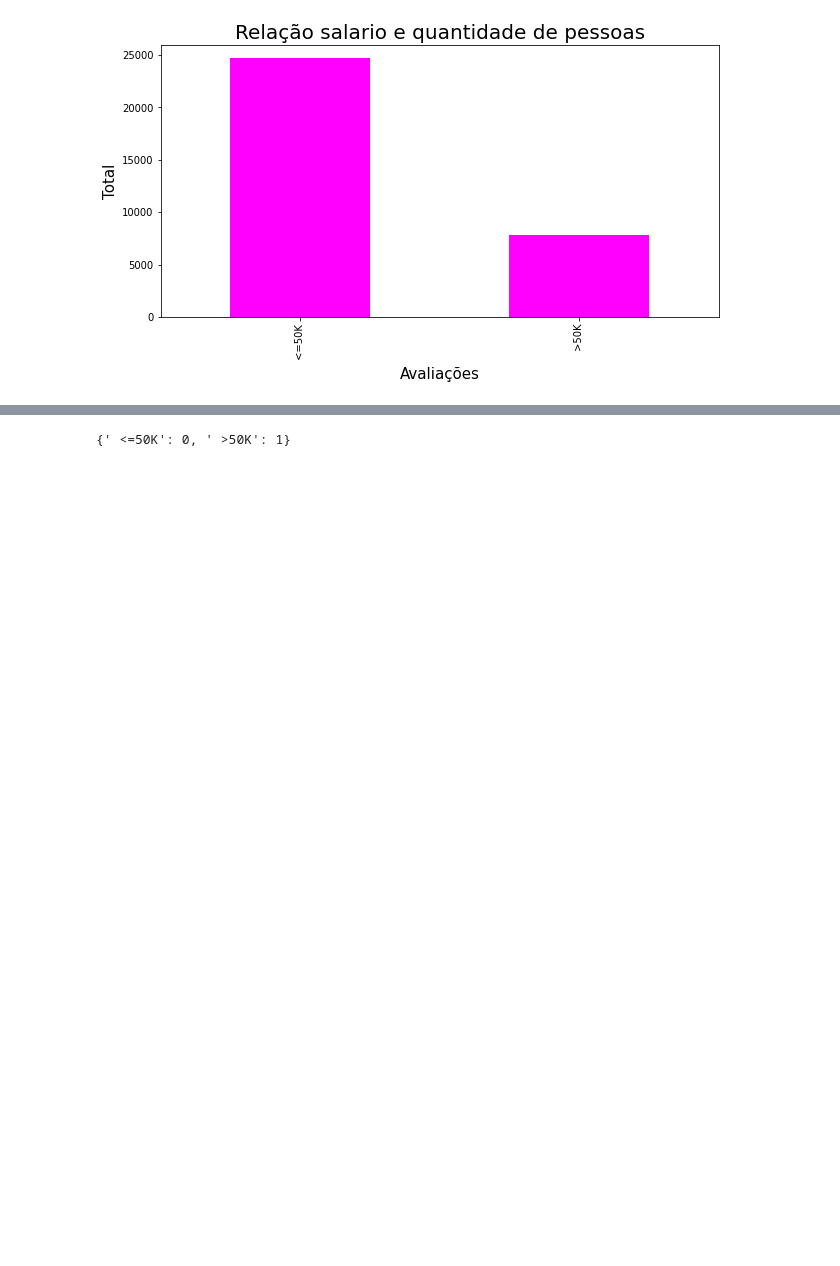
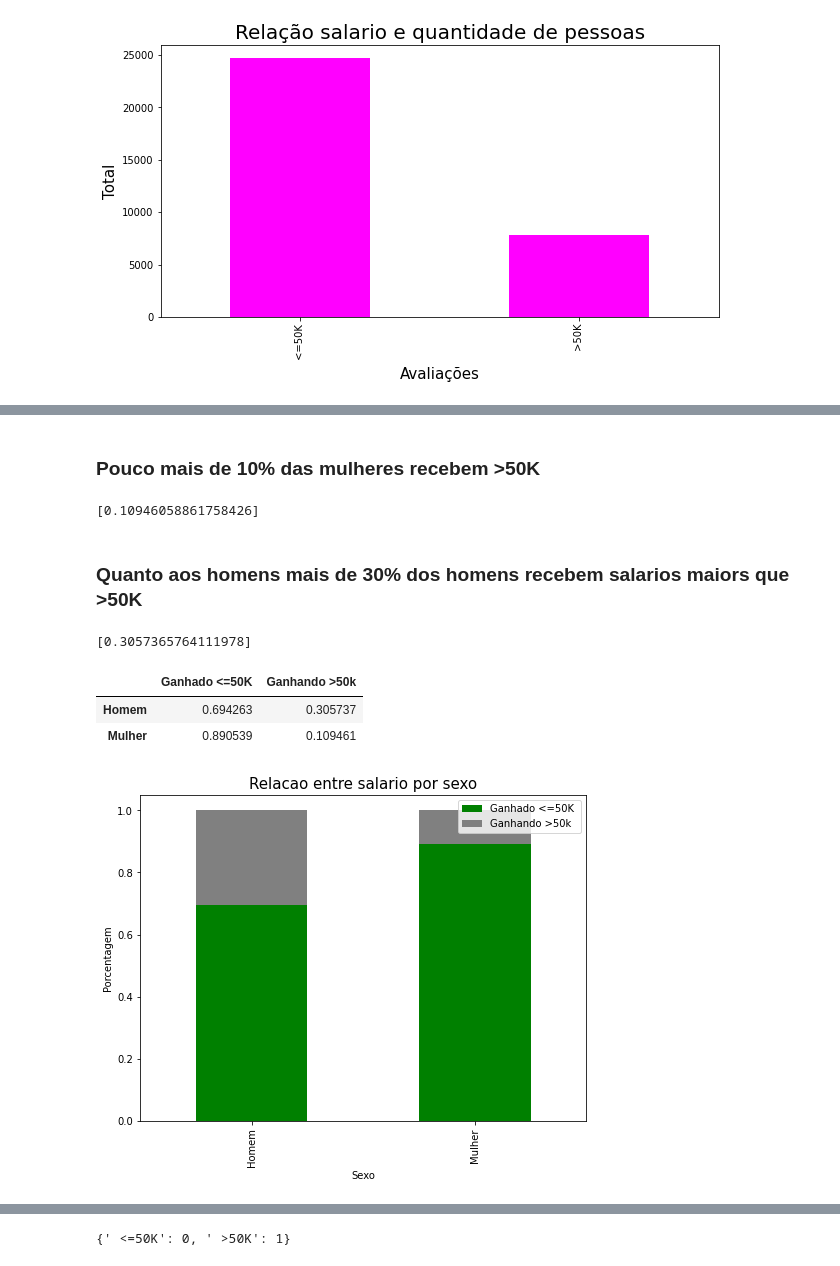
Before and after one commit to bernardo300/ML-algoritmos, a Jupyter notebook: tree/census_data_florest.ipynb, the cells around one changed output, grey strips where cells are left out. Drawn from its saved outputs; the diff is of its cells as text; code cells hidden in the pictures; blank space fills up the shorter version.

```diff
--- a/tree/census_data_florest.ipynb
+++ b/tree/census_data_florest.ipynb
@@ -53,0 +76,5 @@ as primeira 14 colunas [0:14] são os atributos, e a ultima coluna a 14 é o tar
+# %%
+men = base[(base.sex==' Male')].count()[0]
+women = base[(base.sex==' Female')].count()[0]
+men_maior50 = base[(base.sex==' Male') & (base.income==' >50K')].count()[0]
+women_maior50 = base[(base.sex==' Female') & (base.income==' >50K')].count()[0]
@@ -53,0 +89,34 @@ as primeira 14 colunas [0:14] são os atributos, e a ultima coluna a 14 é o tar
+# %% [markdown]
+### Pouco mais de 10% das mulheres recebem >50K
+# %%
+[women_maior50/women]
+# %% [output]
+[0.10946058861758426]
+# %% [markdown]
+### Quanto aos homens mais de 30% dos homens recebem salarios maiors que >50K
+# %%
+[men_maior50/men]
+# %% [output]
+[0.3057365764111978]
+# %%
+m1 = np.array([men - men_maior50,men_maior50])/men
+m2 = np.array([women - women_maior50,women_maior50])/women
+p = pd.DataFrame([m1,m2],index=['Homem','Mulher'],columns=['Ganhado <=50K ','Ganhando >50k'])
+# %%
+p
+# %% [output]
+|  | Ganhado <=50K | Ganhando >50k |
+| Homem | 0.694263 | 0.305737 |
+| Mulher | 0.890539 | 0.109461 |
+# %%
+p.plot(kind = 'bar',
+        stacked = True,
+        figsize=(8,6),
+        color = ['green','gray']
+)
+plt.title('Relacao entre salario por sexo',fontsize=15)
+plt.xlabel('Sexo')
+plt.ylabel('Porcentagem')
+plt.show()
+# %% [output]
+[figure, added]
```
Also changed, not shown: parts of 16 cells of this notebook.
